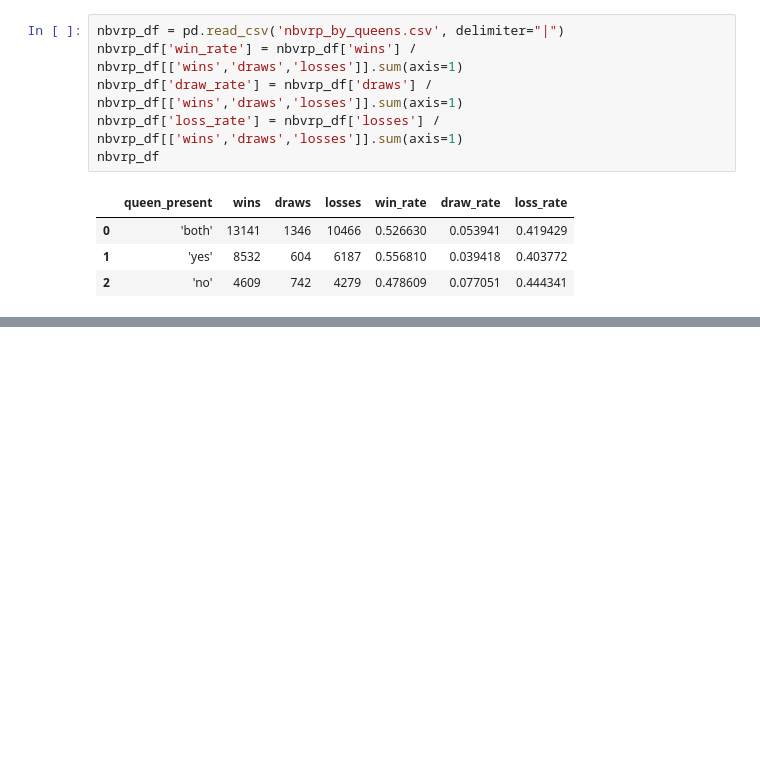
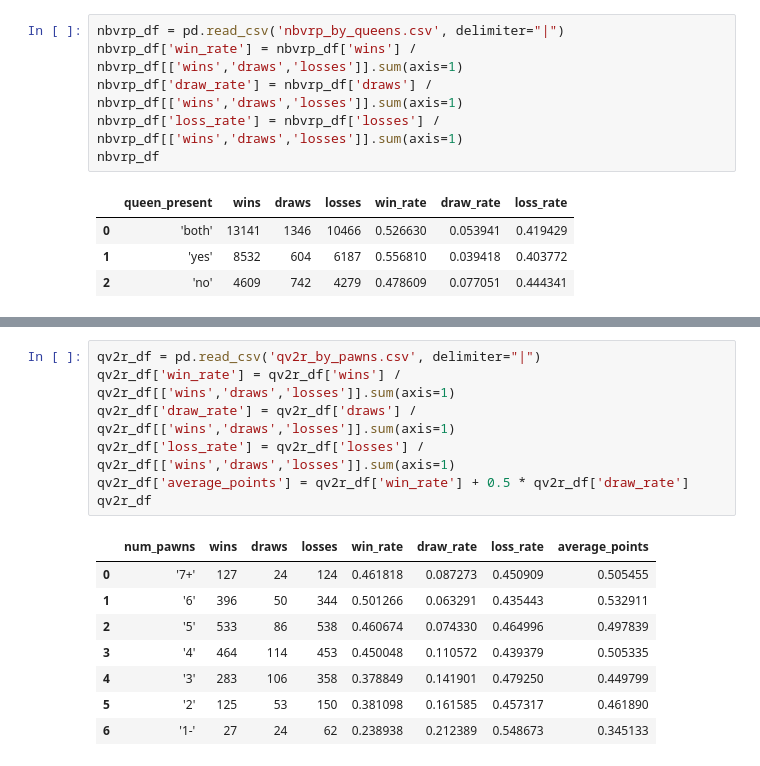
Before and after one commit to cmp5au/chess-material-imbalances, a Jupyter notebook: data/EDA.ipynb, the cells around one changed output, grey strips where cells are left out. Saved outputs shown, nothing was run; the diff lists cells and outputs as text; blank space fills up the shorter version.

```diff
--- a/data/EDA.ipynb
+++ b/data/EDA.ipynb
@@ -83,3 +86,19 @@ ax.set_yticklabels(['0%','20%','40%','60%','80%','100%'])
 plt.savefig('../images/nbvrp_by_queens.png');
 # %% [output]
 [figure]
+# %%
+qv2r_df = pd.read_csv('qv2r_by_pawns.csv', delimiter="|")
+qv2r_df['win_rate'] = qv2r_df['wins'] / qv2r_df[['wins','draws','losses']].sum(axis=1)
+qv2r_df['draw_rate'] = qv2r_df['draws'] / qv2r_df[['wins','draws','losses']].sum(axis=1)
+qv2r_df['loss_rate'] = qv2r_df['losses'] / qv2r_df[['wins','draws','losses']].sum(axis=1)
+qv2r_df['average_points'] = qv2r_df['win_rate'] + 0.5 * qv2r_df['draw_rate']
+qv2r_df
+# %% [output]
+|  | num_pawns | wins | draws | losses | win_rate | draw_rate | loss_rate | average_points |
+| 0 | '7+' | 127 | 24 | 124 | 0.461818 | 0.087273 | 0.450909 | 0.505455 |
+| 1 | '6' | 396 | 50 | 344 | 0.501266 | 0.063291 | 0.435443 | 0.532911 |
+| 2 | '5' | 533 | 86 | 538 | 0.460674 | 0.074330 | 0.464996 | 0.497839 |
+| 3 | '4' | 464 | 114 | 453 | 0.450048 | 0.110572 | 0.439379 | 0.505335 |
+| 4 | '3' | 283 | 106 | 358 | 0.378849 | 0.141901 | 0.479250 | 0.449799 |
+| 5 | '2' | 125 | 53 | 150 | 0.381098 | 0.161585 | 0.457317 | 0.461890 |
+| 6 | '1-' | 27 | 24 | 62 | 0.238938 | 0.212389 | 0.548673 | 0.345133 |
```
Also changed, not shown: parts of 3 cells of this notebook, 5 other files.
